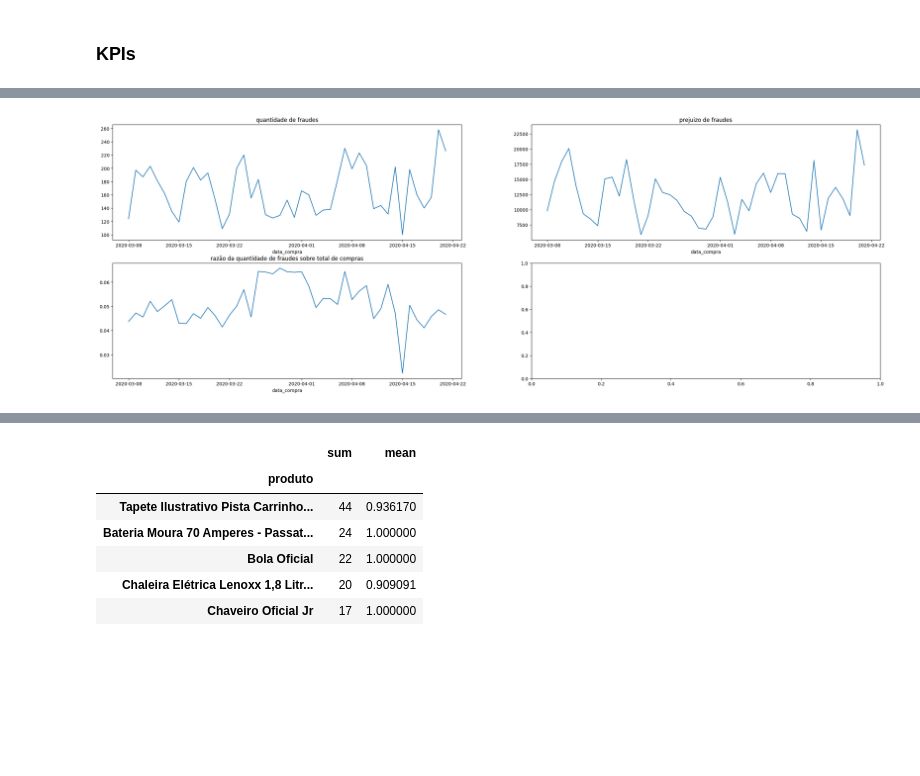
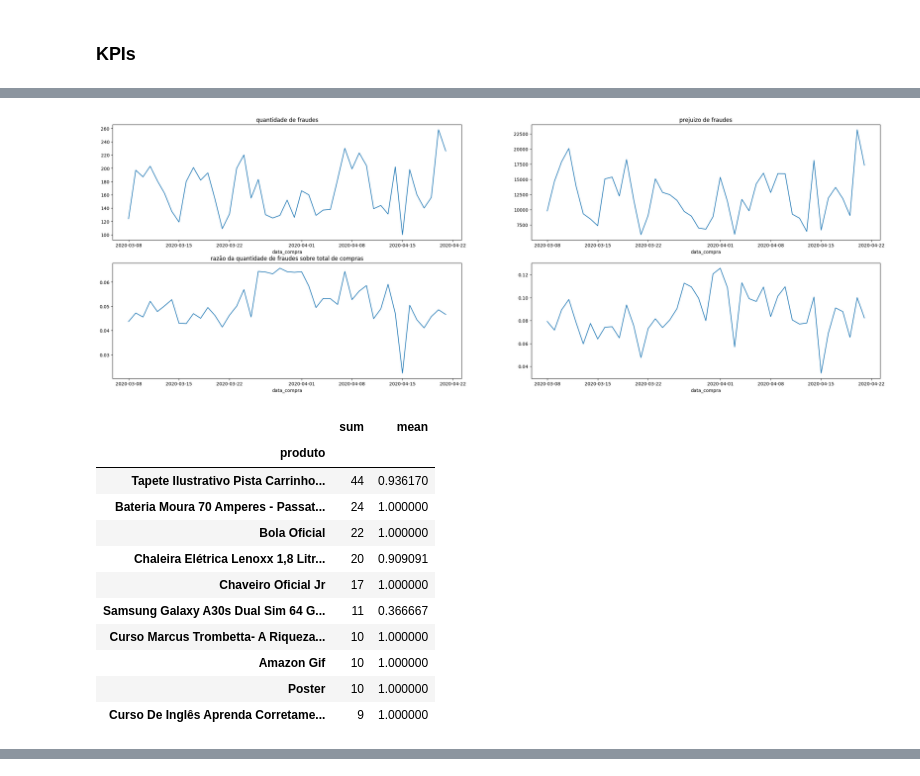
Before and after one commit to richardsantino/EBA-cases, a Jupyter notebook: 9. TCC/3 - fraude.ipynb, the cells around one changed output, grey strips where cells are left out. Saved outputs shown, nothing was run; the diff lists cells and outputs as text; code cells hidden in the pictures; blank space fills up the shorter version.

```diff
--- a/9. TCC/3 - fraude.ipynb
+++ b/9. TCC/3 - fraude.ipynb
@@ -384,20 +412,40 @@ plt.show()
 # %%
 
 fig, axs = plt.subplots(2, 2, figsize=(30, 10))
 
 # 1)
 df.groupby('data_compra')['fraude'].sum().plot.line(ax=axs[0, 0])
 axs[0, 0].set_title('quantidade de fraudes')
 
 df.groupby('data_compra')['fraude'].mean().plot.line(ax=axs[1, 0])
 axs[1, 0].set_title('razão da quantidade de fraudes sobre total de compras')
 
 # 2)
 df[df['fraude']==1].groupby('data_compra')['valor_compra'].sum().plot.line(ax=axs[0, 1])
 axs[0, 1].set_title('prejuizo de fraudes')
 
-...
+_df = pd.merge(df[df['fraude']==1].groupby('data_compra')['valor_compra'].sum().reset_index(name='prejuizo'), df.groupby('data_compra')['valor_compra'].sum().reset_index(), how='outer', on='data_compra')
+_df.index = _df['data_compra']
+_df = _df.drop('data_compra', axis=1)
+(_df['prejuizo']/_df['valor_compra']).plot.line(ax=axs[1, 1])
 
 plt.show()
+
+# 3)
+display(df.groupby('produto')['fraude'].agg(['sum','mean']).sort_values(by='sum', ascending=False).head(10))
+
+print('\n', f"DADOS AMOSTRAIS DE {df['datahora_compra'].min()} ATÉ {df['datahora_compra'].max()}")
 # %% [output]
-[figure, old version]
+[figure, new version]
+|  | sum | mean |
+| produto |  |  |
+| Tapete Ilustrativo Pista Carrinho... | 44 | 0.936170 |
+| Bateria Moura 70 Amperes - Passat... | 24 | 1.000000 |
+| Bola Oficial | 22 | 1.000000 |
+| Chaleira Elétrica Lenoxx 1,8 Litr... | 20 | 0.909091 |
+| Chaveiro Oficial Jr | 17 | 1.000000 |
+| Samsung Galaxy A30s Dual Sim 64 G... | 11 | 0.366667 |
+| Curso Marcus Trombetta- A Riqueza... | 10 | 1.000000 |
+| Amazon Gif | 10 | 1.000000 |
+| Poster | 10 | 1.000000 |
+| Curso De Inglês Aprenda Corretame... | 9 | 1.000000 |
@@ -404,11 +452,0 @@ plt.show()
-# %%
-# 5)
-df.groupby('produto')['fraude'].agg(['sum','mean']).sort_values(by='sum', ascending=False).head(5)
-# %% [output]
-|  | sum | mean |
-| produto |  |  |
-| Tapete Ilustrativo Pista Carrinho... | 44 | 0.936170 |
-| Bateria Moura 70 Amperes - Passat... | 24 | 1.000000 |
-| Bola Oficial | 22 | 1.000000 |
-| Chaleira Elétrica Lenoxx 1,8 Litr... | 20 | 0.909091 |
-| Chaveiro Oficial Jr | 17 | 1.000000 |
```
Also changed, not shown: parts of 9 cells of this notebook.
